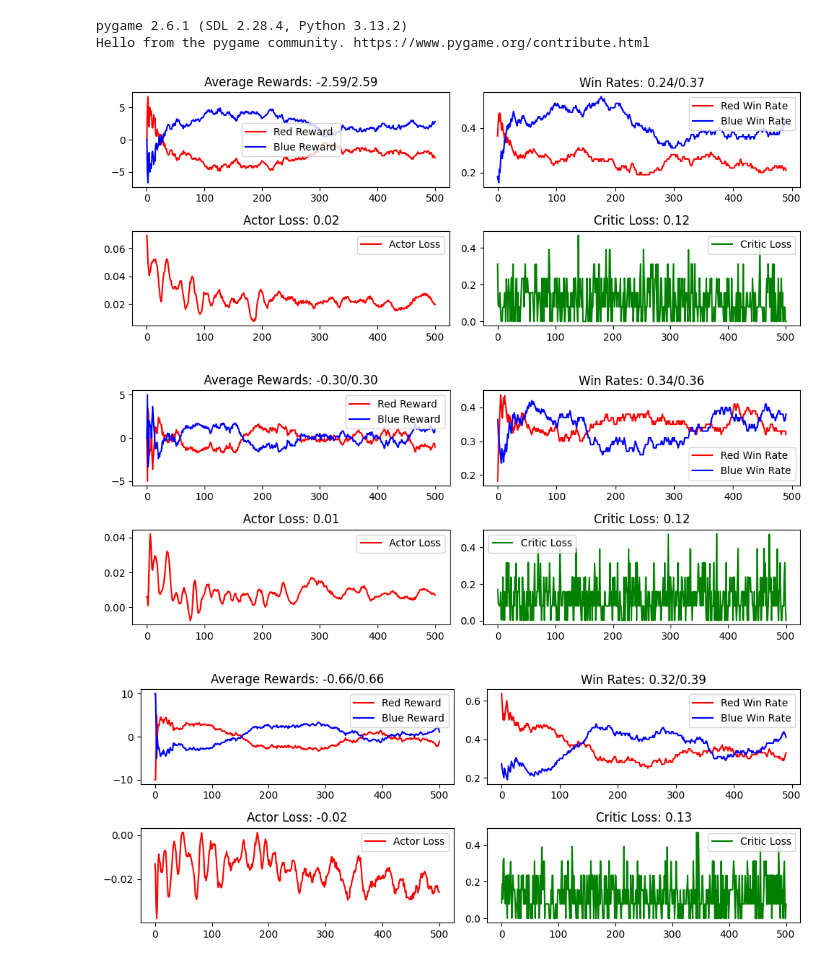
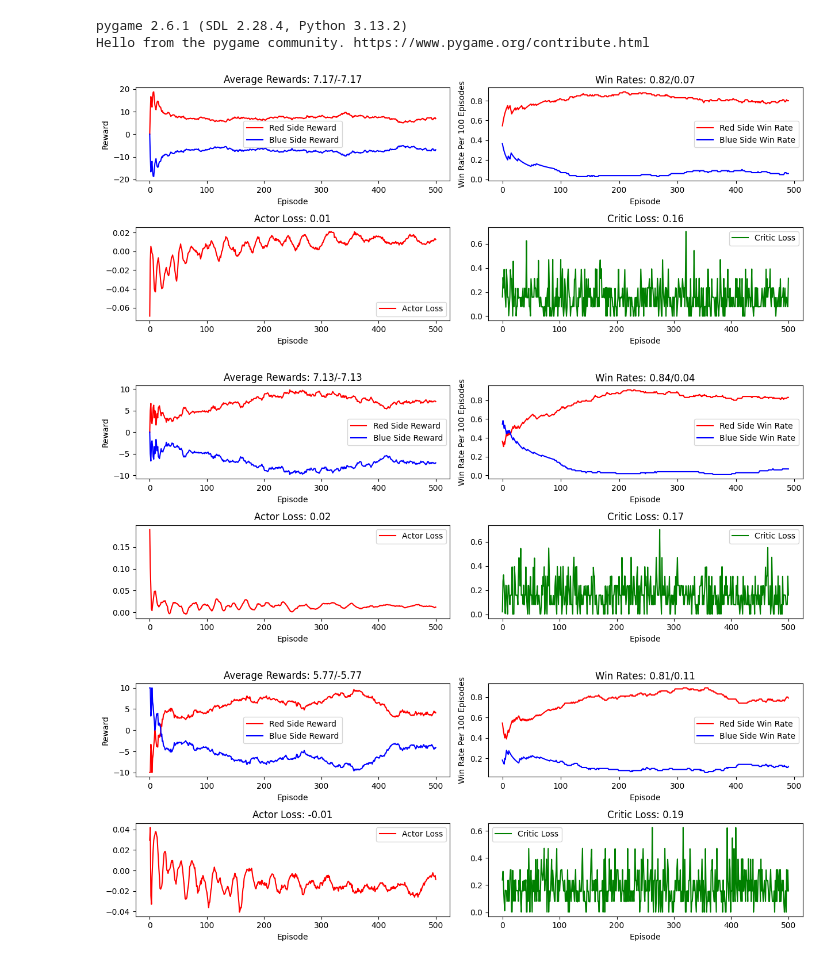
Before and after one commit to crimsoncd/UAV-combat, a Jupyter notebook: Combat_Train_Believe.ipynb, the cells around one changed output. Saved outputs shown, nothing was run; the diff lists cells and outputs as text; code cells hidden in the pictures.

```diff
--- a/Combat_Train_Believe.ipynb
+++ b/Combat_Train_Believe.ipynb
@@ -367,31 +367,37 @@ def train(agent: MADDPG, episodes=1000, print_interval=10, save_interval=50):
         # 绘图更新
         if ep % print_interval == 0 and ep>print_interval:
             clear_output(wait=True)
-            plt.figure(figsize=(10, 4))
+            plt.figure(figsize=(12.5, 5))
 
             # 奖励曲线
             plt.subplot(2, 2, 1)
-            plt.plot(red_rewards_peri, label='Red Reward', color='red')
-            plt.plot(blue_rewards_peri, label='Blue Reward', color='blue')
+            plt.plot(red_rewards_peri, label='Red Side Reward', color='red')
+            plt.plot(blue_rewards_peri, label='Blue Side Reward', color='blue')
             plt.title(f'Average Rewards: {np.mean(red_rewards):.2f}/{np.mean(blue_rewards):.2f}')
+            plt.xlabel('Episode')  # 添加x轴标签
+            plt.ylabel('Reward')   # 添加y轴标签
             plt.legend()
 
             # 胜率曲线
             plt.subplot(2, 2, 2)
-            plt.plot(red_win_rates, label='Red Win Rate', color='red')
-            plt.plot(blue_win_rates, label='Blue Win Rate', color='blue')
+            plt.plot(red_win_rates, label='Red Side Win Rate', color='red')
+            plt.plot(blue_win_rates, label='Blue Side Win Rate', color='blue')
             plt.title(f'Win Rates: {wr:.2f}/{wb:.2f}')
+            plt.xlabel('Episode')  # 添加x轴标签
+            plt.ylabel('Win Rate Per 100 Episodes')   # 添加y轴标签
             plt.legend()
 
             # 损失曲线
             plt.subplot(2, 2, 3)
             plt.plot(actor_losses, label='Actor Loss', color="red")
             plt.title(f'Actor Loss: {np.mean(actor_losses):.2f}')
+            plt.xlabel('Episode')  # 添加x轴标签
             plt.legend()
 
             plt.subplot(2, 2, 4)
             plt.plot(critic_losses, label='Critic Loss', color="green")
             plt.title(f'Critic Loss: {np.mean(critic_losses):.2f}')
+            plt.xlabel('Episode')  # 添加x轴标签
             plt.legend()
 
             plt.tight_layout()
@@ -400,7 +406,7 @@ def train(agent: MADDPG, episodes=1000, print_interval=10, save_interval=50):
 env = BattleEnv(red_agents=5,
                 blue_agents=5,
                 auto_record=False,
-                margin_crash=False,
+                margin_crash=True,
                 collision_crash=False)
 agent = MADDPG(env,
                actor_lr=1e-4, critic_lr=1e-3,
@@ -410,27 +416,27 @@ agent = MADDPG(env,
                FULL=False)
 train(agent, episodes=EPISODES)
 # %% [output]
-[figure, old version]
+[figure, new version]
 # %%
 env = BattleEnv(red_agents=5,
                 blue_agents=5,
                 auto_record=False,
-                margin_crash=False,
+                margin_crash=True,
                 collision_crash=False)
 agent = MADDPG(env,
                actor_lr=1e-4, critic_lr=1e-3,
                noise_scale=0.4,
                noise_decay=0.99,
                BELIEVE=True,
                FULL=False)
 train(agent, episodes=EPISODES)
 # %% [output]
-[figure, old version]
+[figure, new version]
 # %%
 env = BattleEnv(red_agents=5,
                 blue_agents=5,
                 auto_record=False,
-                margin_crash=False,
+                margin_crash=True,
                 collision_crash=False)
 agent = MADDPG(env,
                actor_lr=1e-4, critic_lr=1e-3,
@@ -440,4 +446,4 @@ agent = MADDPG(env,
                FULL=True)
 train(agent, episodes=EPISODES)
 # %% [output]
-[figure, old version]
+[figure, new version]
```
Also changed, not shown: parts of 1 cell of this notebook, 1 other file.
